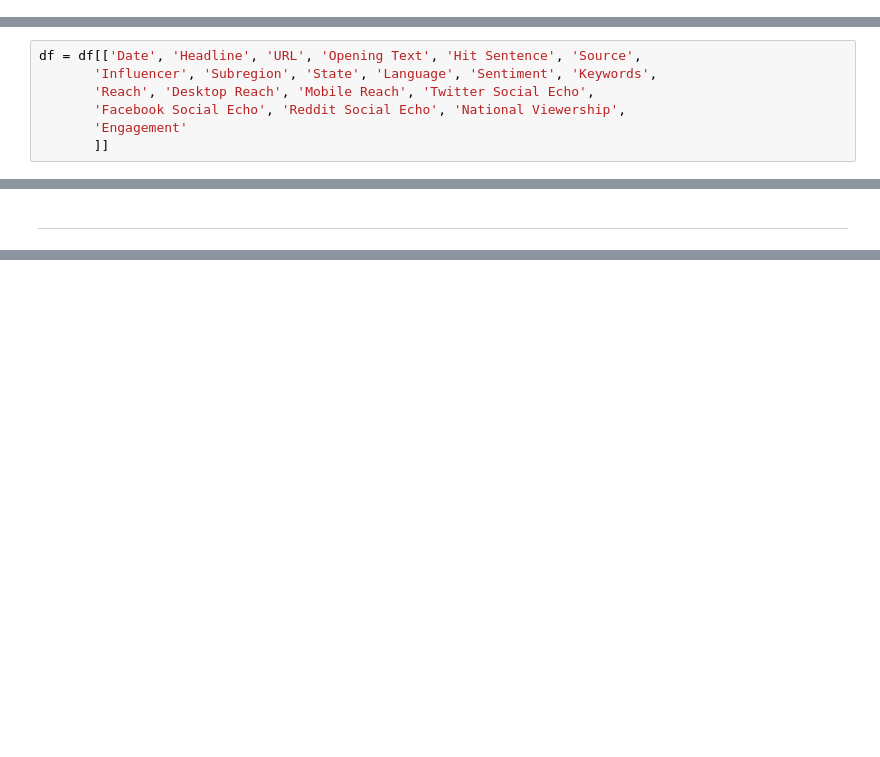
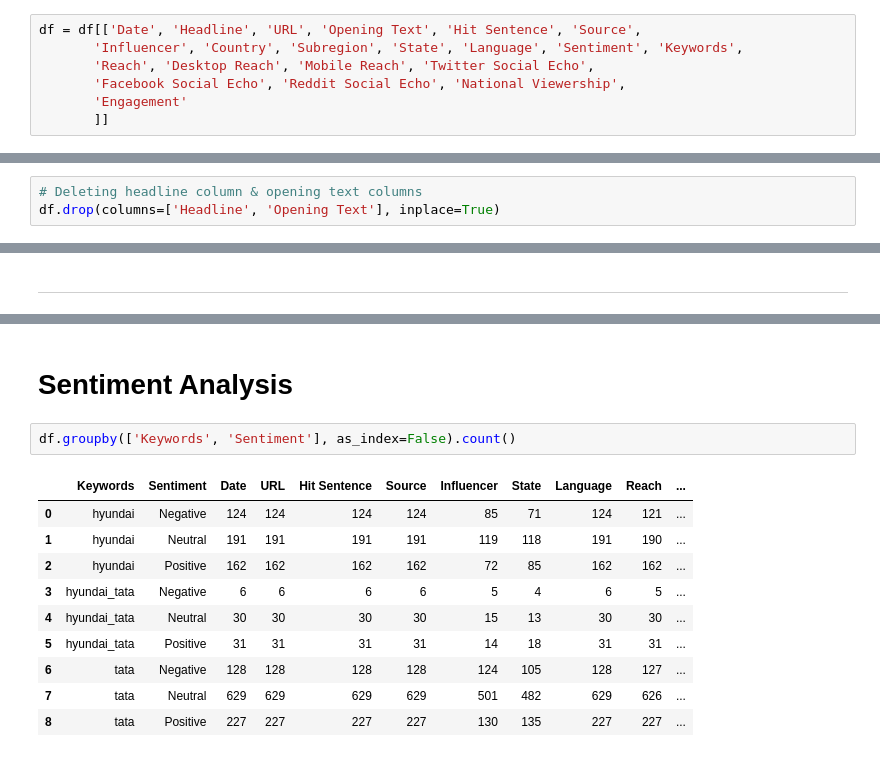
Before and after one commit to rbhattar07/Tata-Motors--Consumer-Favorability-Analysis, a Jupyter notebook: main.ipynb, the cells around one changed output, grey strips where cells are left out. Saved outputs shown, nothing was run; the diff lists cells and outputs as text; blank space fills up the shorter version.

Commit message:
Sentiment Analysis V1

```diff
--- a/main.ipynb
+++ b/main.ipynb
@@ -119,16 +119,19 @@ Sentiment                  0
 Keywords                   0
 State                    500
 dtype: int64
+# %%
+df = df[['Date', 'Headline', 'URL', 'Opening Text', 'Hit Sentence', 'Source',
+       'Influencer', 'Country', 'Subregion', 'State', 'Language', 'Sentiment', 'Keywords',
+       'Reach', 'Desktop Reach', 'Mobile Reach', 'Twitter Social Echo',
+       'Facebook Social Echo', 'Reddit Social Echo', 'National Viewership',
+       'Engagement'
+       ]]
 # %%
 # Deleting the column Country
 df.drop(columns='Country', inplace=True)
-# %%
-df = df[['Date', 'Headline', 'URL', 'Opening Text', 'Hit Sentence', 'Source',
-       'Influencer', 'Subregion', 'State', 'Language', 'Sentiment', 'Keywords',
-       'Reach', 'Desktop Reach', 'Mobile Reach', 'Twitter Social Echo',
-       'Facebook Social Echo', 'Reddit Social Echo', 'National Viewership',
-       'Engagement'
-       ]]
+# %%
+# Deleting headline column & opening text columns
+df.drop(columns=['Headline', 'Opening Text'], inplace=True)
 # %%
 print('State Missing:',df['State'].isna().sum())
 print('Subregion Missing:',df['Subregion'].isna().sum())
@@ -342,0 +326,15 @@ df
+# %% [markdown]
+# Sentiment Analysis
+# %%
+df.groupby(['Keywords', 'Sentiment'], as_index=False).count()
+# %% [output]
+|  | Keywords | Sentiment | Date | URL | Hit Sentence | Source | Influencer | State | Language | Reach | ... |
+| 0 | hyundai | Negative | 124 | 124 | 124 | 124 | 85 | 71 | 124 | 121 | ... |
+| 1 | hyundai | Neutral | 191 | 191 | 191 | 191 | 119 | 118 | 191 | 190 | ... |
+| 2 | hyundai | Positive | 162 | 162 | 162 | 162 | 72 | 85 | 162 | 162 | ... |
+| 3 | hyundai_tata | Negative | 6 | 6 | 6 | 6 | 5 | 4 | 6 | 5 | ... |
+| 4 | hyundai_tata | Neutral | 30 | 30 | 30 | 30 | 15 | 13 | 30 | 30 | ... |
+| 5 | hyundai_tata | Positive | 31 | 31 | 31 | 31 | 14 | 18 | 31 | 31 | ... |
+| 6 | tata | Negative | 128 | 128 | 128 | 128 | 124 | 105 | 128 | 127 | ... |
+| 7 | tata | Neutral | 629 | 629 | 629 | 629 | 501 | 482 | 629 | 626 | ... |
+| 8 | tata | Positive | 227 | 227 | 227 | 227 | 130 | 135 | 227 | 227 | ... |
```
Also changed, not shown: parts of 7 cells of this notebook, 1 other file.
